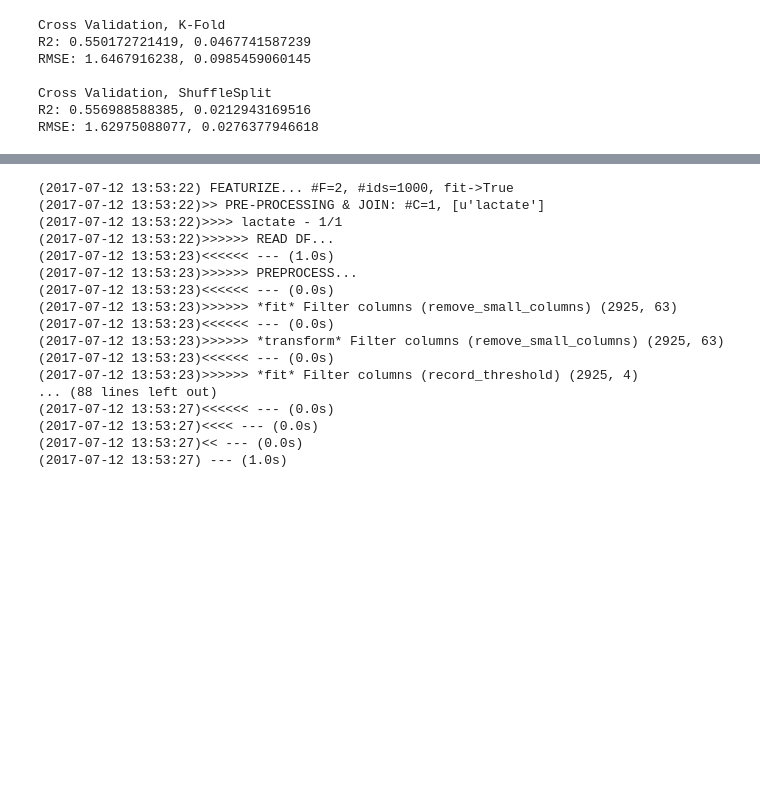
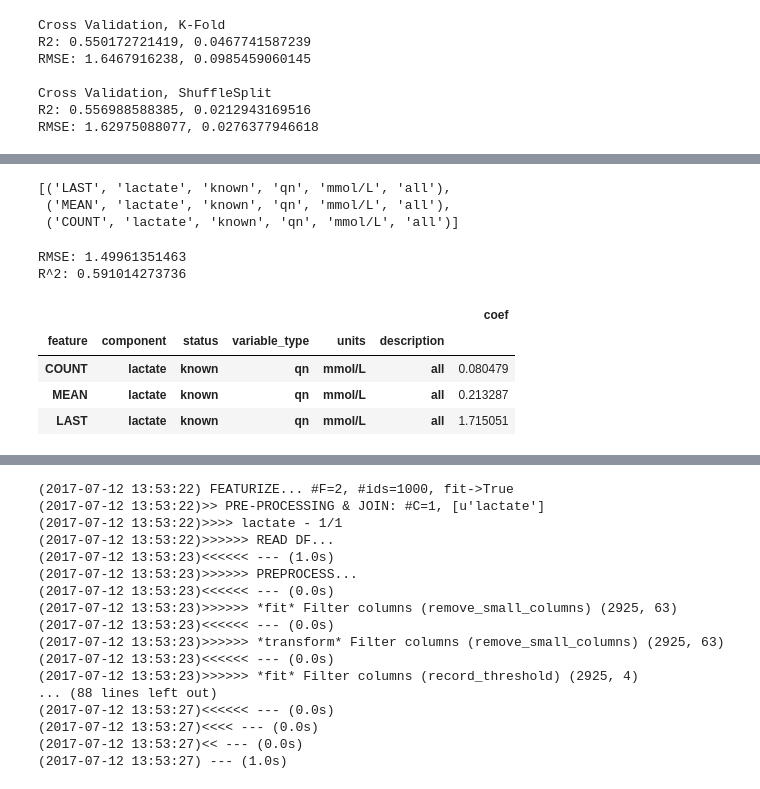
Before and after one commit to jgenk/icu_ml, a Jupyter notebook: 5_TheFinalRefactoring.ipynb, the cells around one changed output, grey strips where cells are left out. Saved outputs shown, nothing was run; the diff lists cells and outputs as text; code cells hidden in the pictures; blank space fills up the shorter version.

```diff
--- a/5_TheFinalRefactoring.ipynb
+++ b/5_TheFinalRefactoring.ipynb
@@ -438,0 +710,9 @@ RMSE: 1.65078620828, 0.0667136717948
+# %%
+#keep only features that are not completely independent
+ft_to_keep = scores_MI[scores_MI > 0].index.tolist()
+# %%
+display(ft_to_keep)
+X = X_train.loc[:,ft_to_keep]
+y = y_train
+
+run_crossval(pipeline,X,y)
@@ -438,0 +744,8 @@ RMSE: 1.65078620828, 0.0667136717948
+# %%
+#what about only the top 10 features
+ft_subset = ft_to_keep[:10]
+display(ft_subset)
+X = X_train.loc[:,ft_subset]
+y = y_train
+
+run_crossval(pipeline,X,y)
@@ -438,0 +789,19 @@ RMSE: 1.65078620828, 0.0667136717948
+# %%
+pipeline.fit(X,y)
+y_pred = pipeline.predict(X_validate.loc[:,ft_subset])
+rmse = np.sqrt(mean_squared_error(y_validate,y_pred))
+r_2 = pipeline.score(X_validate.loc[:,ft_subset],y_validate)
+print 'RMSE:',rmse
+print 'R^2:',r_2
+pd.Series(lin_reg.coef_,index=X.columns,name='coef').sort_values().to_frame()
+# %% [output]
+[('LAST', 'lactate', 'known', 'qn', 'mmol/L', 'all'),
+ ('MEAN', 'lactate', 'known', 'qn', 'mmol/L', 'all'),
+ ('COUNT', 'lactate', 'known', 'qn', 'mmol/L', 'all')]
+RMSE: 1.49961351463
+R^2: 0.591014273736
+|  |  |  |  |  |  | coef |
+| feature | component | status | variable_type | units | description |  |
+| COUNT | lactate | known | qn | mmol/L | all | 0.080479 |
+| MEAN | lactate | known | qn | mmol/L | all | 0.213287 |
+| LAST | lactate | known | qn | mmol/L | all | 1.715051 |
```
Also changed, not shown: parts of 75 cells of this notebook, 12 other files.
